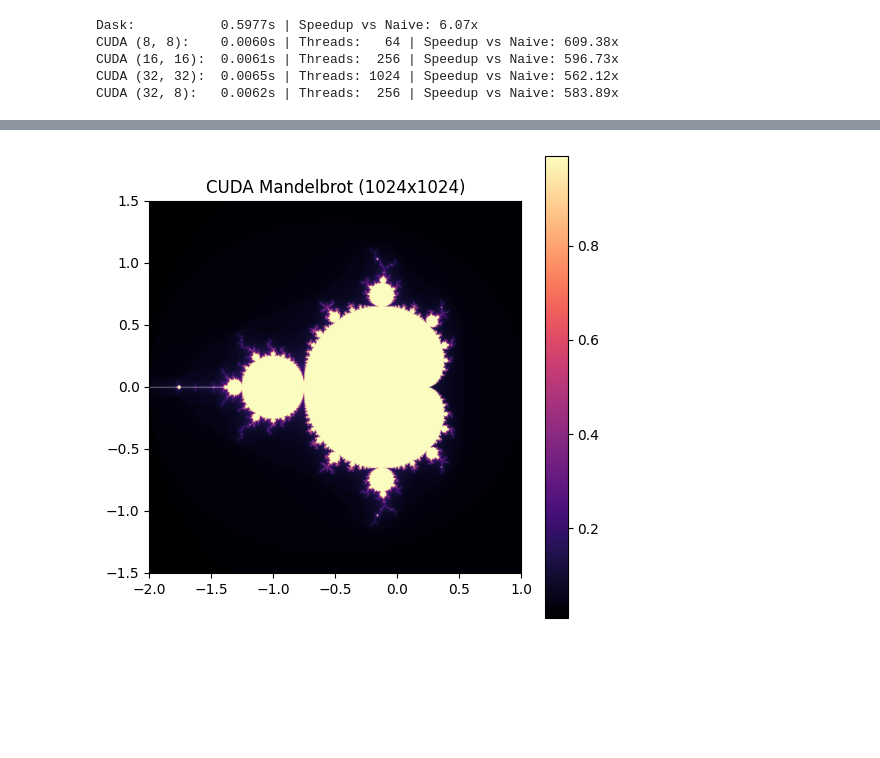
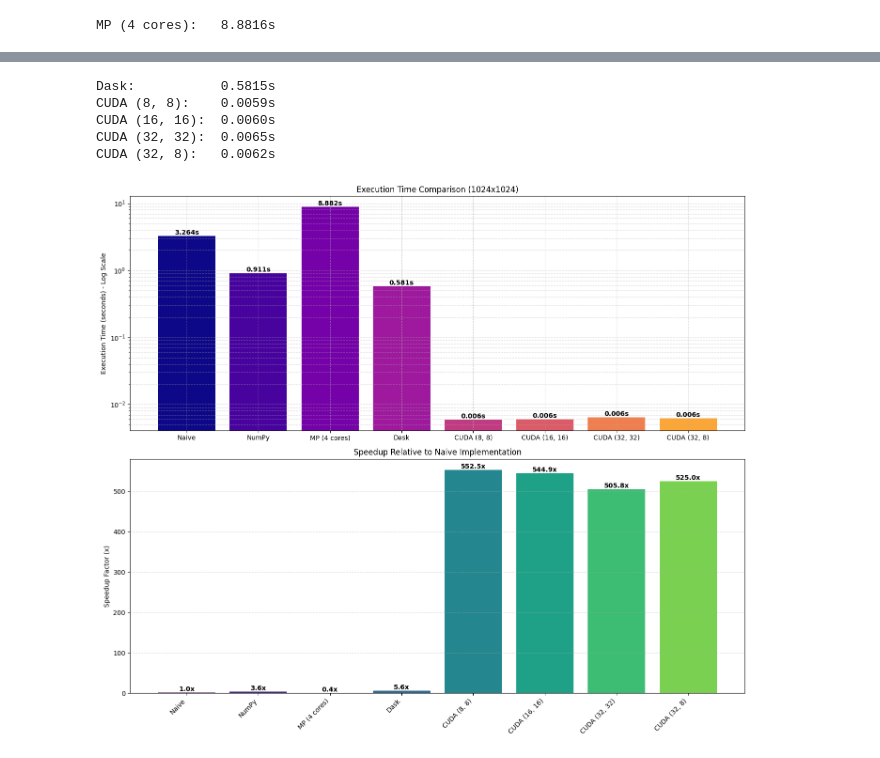
Before and after one commit to shreejal1/nsc_final, a Jupyter notebook: implentations.ipynb, the cells around one changed output, grey strips where cells are left out. Cells and saved outputs as stored; diff of their text form; code cells hidden in the pictures; blank space fills up the shorter version.

Commit message:
speedup comparison with naive version

```diff
--- a/implentations.ipynb
+++ b/implentations.ipynb
@@ -233,7 +235,12 @@ Ran 3 tests in 0.007s
 
 OK
 # %%
-resolution = 1024 # Scale to test all implementations
+import time
+import matplotlib.pyplot as plt
+import numpy as np
+from dask.distributed import Client
+
+resolution = 1024
 max_iter = 100
 
 print(f"--- Benchmarking Mandelbrot ({resolution}x{resolution}) ---")
@@ -250,41 +257,65 @@ x = np.linspace(-2.0, 1.0, resolution)
 y = np.linspace(-1.5, 1.5, resolution)
 X, Y = np.meshgrid(x, y)
 c_grid = X + 1j*Y
-
 start = time.time()
 img_numpy = mandelbrot_numpy(c_grid, max_iter)
 results['NumPy'] = time.time() - start
-print(f"NumPy: \t\t{results['NumPy']:.4f}s | Speedup vs Naive: {results['Naive']/results['NumPy']:.2f}x")
+print(f"NumPy: \t\t{results['NumPy']:.4f}s")
 
 # 3. Multiprocessing
 start = time.time()
 img_mp = mandelbrot_multiprocessing(resolution, resolution, max_iter, processes=4, chunksize=1000)
-results['Multiprocessing'] = time.time() - start
-print(f"MP (4 cores):\t{results['Multiprocessing']:.4f}s | Speedup vs Naive: {results['Naive']/results['Multiprocessing']:.2f}x")
+results['MP (4 cores)'] = time.time() - start
+print(f"MP (4 cores):\t{results['MP (4 cores)']:.4f}s")
 
-# 4. Dask (Local Cluster)
-client = Client(processes=False) # Start local scheduler
+# 4. Dask
+client = Client(processes=False)
 start = time.time()
 img_dask = run_dask_mandelbrot(resolution, resolution, chunk_size=256, max_iter=max_iter)
 results['Dask'] = time.time() - start
 client.close()
-print(f"Dask: \t\t{results['Dask']:.4f}s | Speedup vs Naive: {results['Naive']/results['Dask']:.2f}x")
+print(f"Dask: \t\t{results['Dask']:.4f}s")
 
-# 5. CUDA GPU Acceleration
-# Warmup run to compile JIT
-_, _ = run_cuda_mandelbrot(256, 256, (16, 16), max_iter)
+# 5. CUDA GPU Acceleration (All blocks)
+_, _ = run_cuda_mandelbrot(256, 256, (16, 16), max_iter) # Warmup
+block_sizes = [(8, 8), (16, 16), (32, 32), (32, 8)]
 
-block_sizes = [(8, 8), (16, 16), (32, 32), (32, 8)]
 for block in block_sizes:
     img_cuda, duration = run_cuda_mandelbrot(resolution, resolution, threads_per_block=block, max_iter=max_iter)
-    threads = block[0]*block[1]
-    print(f"CUDA {block}:\t{duration:.4f}s | Threads: {threads:4} | Speedup vs Naive: {results['Naive']/duration:.2f}x")
+    label = f"CUDA {block}"
+    results[label] = duration
+    print(f"{label}:\t{duration:.4f}s")
 
-# Visualization verification
-plt.figure(figsize=(6, 6))
-plt.imshow(img_cuda, extent=[-2.0, 1.0, -1.5, 1.5], cmap='magma')
-plt.title(f"CUDA Mandelbrot ({resolution}x{resolution})")
-plt.colorbar()
+# --- Visualizations ---
+fig, (ax1, ax2) = plt.subplots(2, 1, figsize=(14, 12))
+methods = list(results.keys())
+times = list(results.values())
+naive_time = results['Naive']
+speedups = [naive_time / t for t in times]
+
+# Plot 1: Execution Time (Log Scale)
+bars1 = ax1.bar(methods, times, color=plt.cm.plasma(np.linspace(0, 0.8, len(methods))))
+ax1.set_yscale('log')
+ax1.set_ylabel('Execution Time (seconds) - Log Scale')
+ax1.set_title(f'Execution Time Comparison ({resolution}x{resolution})')
+ax1.grid(True, which="both", ls="--", alpha=0.5)
+
+for bar in bars1:
+    height = bar.get_height()
+    ax1.text(bar.get_x() + bar.get_width()/2., height, f'{height:.3f}s', ha='center', va='bottom', fontweight='bold')
+
+# Plot 2: Speedup Comparison (Linear Scale)
+bars2 = ax2.bar(methods, speedups, color=plt.cm.viridis(np.linspace(0, 0.8, len(methods))))
+ax2.set_ylabel('Speedup Factor (x)')
+ax2.set_title('Speedup Relative to Naive Implementation')
+ax2.grid(True, axis='y', ls="--", alpha=0.5)
+
+for bar in bars2:
+    height = bar.get_height()
+    ax2.text(bar.get_x() + bar.get_width()/2., height, f'{height:.1f}x', ha='center', va='bottom', fontweight='bold')
+
+plt.xticks(rotation=45, ha='right')
+plt.tight_layout()
 plt.show()
 # %% [output]
 --- Benchmarking Mandelbrot (1024x1024) ---
@@ -311,5 +341 @@ INFO:distributed.scheduler:Scheduler closing all comms
-Dask:           0.5977s | Speedup vs Naive: 6.07x
-CUDA (8, 8):    0.0060s | Threads:   64 | Speedup vs Naive: 609.38x
-CUDA (16, 16):  0.0061s | Threads:  256 | Speedup vs Naive: 596.73x
-CUDA (32, 32):  0.0065s | Threads: 1024 | Speedup vs Naive: 562.12x
-CUDA (32, 8):   0.0062s | Threads:  256 | Speedup vs Naive: 583.89x
+MP (4 cores):   8.8816s
@@ -316 +355,6 @@ CUDA (32, 8):   0.0062s | Threads:  256 | Speedup vs Naive: 583.89x
+Dask:           0.5815s
+CUDA (8, 8):    0.0059s
+CUDA (16, 16):  0.0060s
+CUDA (32, 32):  0.0065s
+CUDA (32, 8):   0.0062s
-[figure, old version]
+[figure, new version]
```
Also changed, not shown: parts of 3 cells of this notebook.
